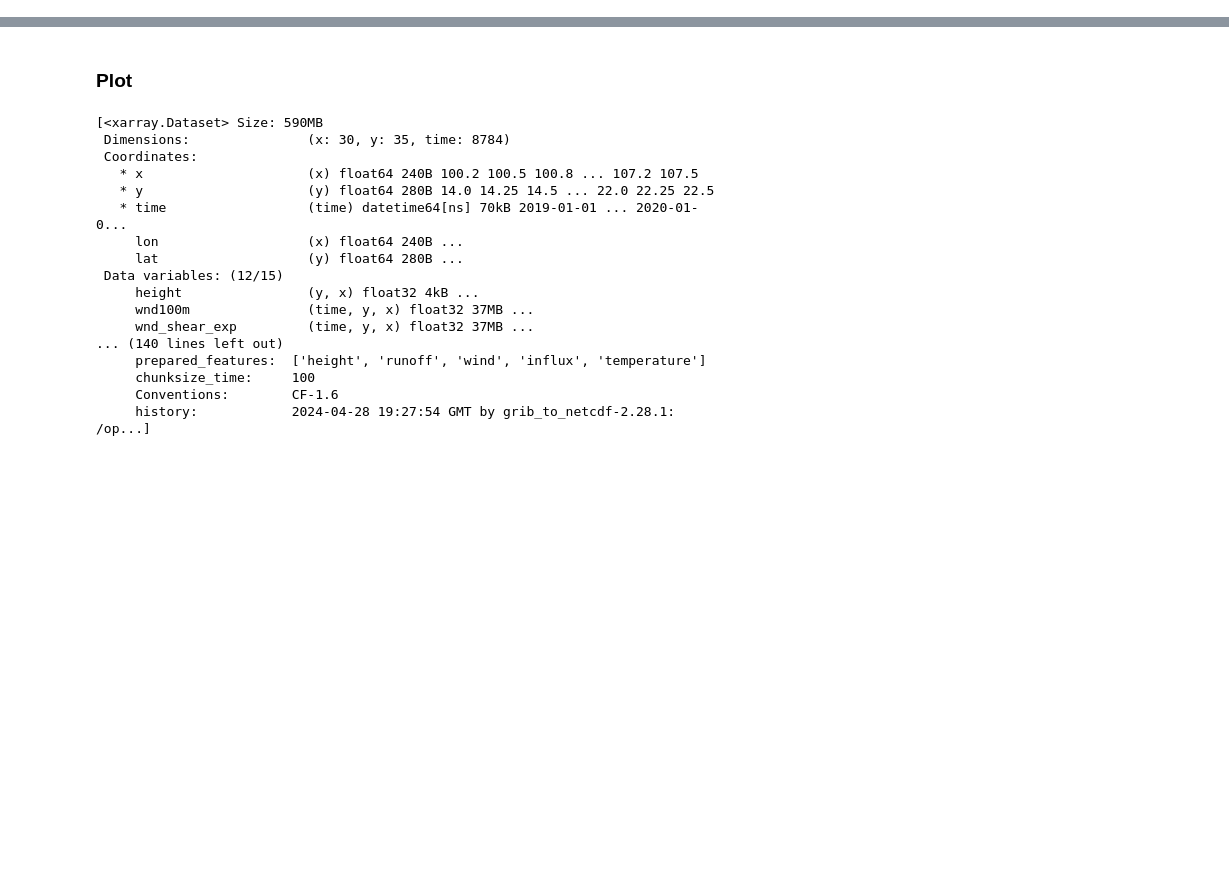
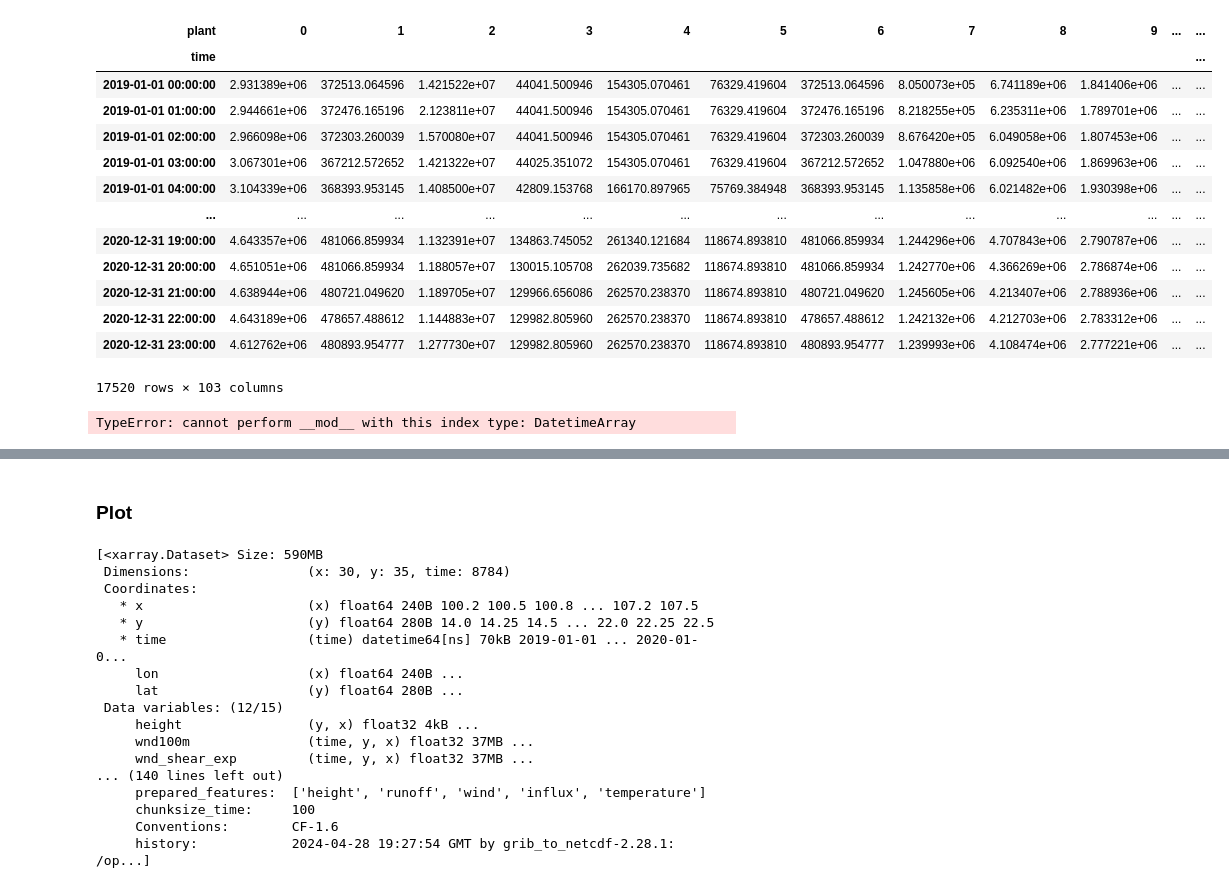
Before and after one commit to lukasschirren/GeoH2-Laos, a Jupyter notebook: capacity_factor_avg.ipynb, the cells around one changed output, grey strips where cells are left out. Drawn from its saved outputs; the diff is of its cells as text; code cells hidden in the pictures; blank space fills up the shorter version.

```diff
--- a/capacity_factor_avg.ipynb
+++ b/capacity_factor_avg.ipynb
@@ -7,0 +18,3 @@ import numpy as np
+# %%
+cutout_files = [f"Cutouts_atlite/Laos{i}Y.nc" for i in range(1, 3)]
+cutout_files
@@ -7,0 +113,17 @@ import numpy as np
+# %%
+cutout_files = [f"Cutouts_atlite/Laos{i}Y.nc" for i in range(1, 3)]
+
+# Calculate runoff for each year and store in a list
+runoff_list = []
+for file in cutout_files:
+    cutout = atlite.Cutout(file)
+    runoff = cutout.hydro(
+        plants=location_hydro,
+        hydrobasins=laos_hydrobasins,
+        per_unit=True  # Normalize output per unit area
+    )
+    if "2" in file:  # Adjust this condition based on your file naming convention
+            runoff = delete_specific_day(runoff, year=2020, month=2, day=29)
+    runoff = runoff.isel(time=slice(0, 8760))
+
+    runoff_list.append(runoff)
@@ -7,0 +150,11 @@ import numpy as np
+# %%
+# Combine runoff data from all years into a single DataFrame
+hourly_runoff_df = pd.DataFrame()
+
+for runoff in runoff_list:
+    # Convert runoff (xarray.DataArray) to pandas DataFrame
+    runoff_df = runoff.to_dataframe(name="runoff").reset_index()  # Flatten xarray to a DataFrame
+    hourly_runoff_df = pd.concat([hourly_runoff_df, runoff_df], ignore_index=True)
+
+# Preview the combined DataFrame
+hourly_runoff_df
@@ -7,0 +175,32 @@ import numpy as np
+# %%
+# Group by plant and time to calculate the average
+averaged_runoff_df = (
+    hourly_runoff_df.groupby(["time", "plant"])
+    .mean()
+    .reset_index()
+    .pivot(index="time", columns="plant", values="runoff")
+)
+
+# Preview the averaged DataFrame
+averaged_runoff_df
+# %% [output]
+| plant | 0 | 1 | 2 | 3 | 4 | 5 | 6 | 7 | 8 | 9 | ... | ... |
+| time |  |  |  |  |  |  |  |  |  |  |  | ... |
+| 2019-01-01 00:00:00 | 2.931389e+06 | 372513.064596 | 1.421522e+07 | 44041.500946 | 154305.070461 | 76329.419604 | 372513.064596 | 8.050073e+05 | 6.741189e+06 | 1.841406e+06 | ... | ... |
+| 2019-01-01 01:00:00 | 2.944661e+06 | 372476.165196 | 2.123811e+07 | 44041.500946 | 154305.070461 | 76329.419604 | 372476.165196 | 8.218255e+05 | 6.235311e+06 | 1.789701e+06 | ... | ... |
+| 2019-01-01 02:00:00 | 2.966098e+06 | 372303.260039 | 1.570080e+07 | 44041.500946 | 154305.070461 | 76329.419604 | 372303.260039 | 8.676420e+05 | 6.049058e+06 | 1.807453e+06 | ... | ... |
+| 2019-01-01 03:00:00 | 3.067301e+06 | 367212.572652 | 1.421322e+07 | 44025.351072 | 154305.070461 | 76329.419604 | 367212.572652 | 1.047880e+06 | 6.092540e+06 | 1.869963e+06 | ... | ... |
+| 2019-01-01 04:00:00 | 3.104339e+06 | 368393.953145 | 1.408500e+07 | 42809.153768 | 166170.897965 | 75769.384948 | 368393.953145 | 1.135858e+06 | 6.021482e+06 | 1.930398e+06 | ... | ... |
+| ... | ... | ... | ... | ... | ... | ... | ... | ... | ... | ... | ... | ... |
+| 2020-12-31 19:00:00 | 4.643357e+06 | 481066.859934 | 1.132391e+07 | 134863.745052 | 261340.121684 | 118674.893810 | 481066.859934 | 1.244296e+06 | 4.707843e+06 | 2.790787e+06 | ... | ... |
+| 2020-12-31 20:00:00 | 4.651051e+06 | 481066.859934 | 1.188057e+07 | 130015.105708 | 262039.735682 | 118674.893810 | 481066.859934 | 1.242770e+06 | 4.366269e+06 | 2.786874e+06 | ... | ... |
+| 2020-12-31 21:00:00 | 4.638944e+06 | 480721.049620 | 1.189705e+07 | 129966.656086 | 262570.238370 | 118674.893810 | 480721.049620 | 1.245605e+06 | 4.213407e+06 | 2.788936e+06 | ... | ... |
+| 2020-12-31 22:00:00 | 4.643189e+06 | 478657.488612 | 1.144883e+07 | 129982.805960 | 262570.238370 | 118674.893810 | 478657.488612 | 1.242132e+06 | 4.212703e+06 | 2.783312e+06 | ... | ... |
+| 2020-12-31 23:00:00 | 4.612762e+06 | 480893.954777 | 1.277730e+07 | 129982.805960 | 262570.238370 | 118674.893810 | 480893.954777 | 1.239993e+06 | 4.108474e+06 | 2.777221e+06 | ... | ... |
+17520 rows × 103 columns
+# %%
+# Add a column that cycles through 0–8759 for each year
+averaged_runoff_df['hour_of_year'] = averaged_runoff_df.index % 8760
+averaged_runoff_df
+# %% [output]
+TypeError: cannot perform __mod__ with this index type: DatetimeArray
```
Also changed, not shown: parts of 19 cells of this notebook, 6 other files.
